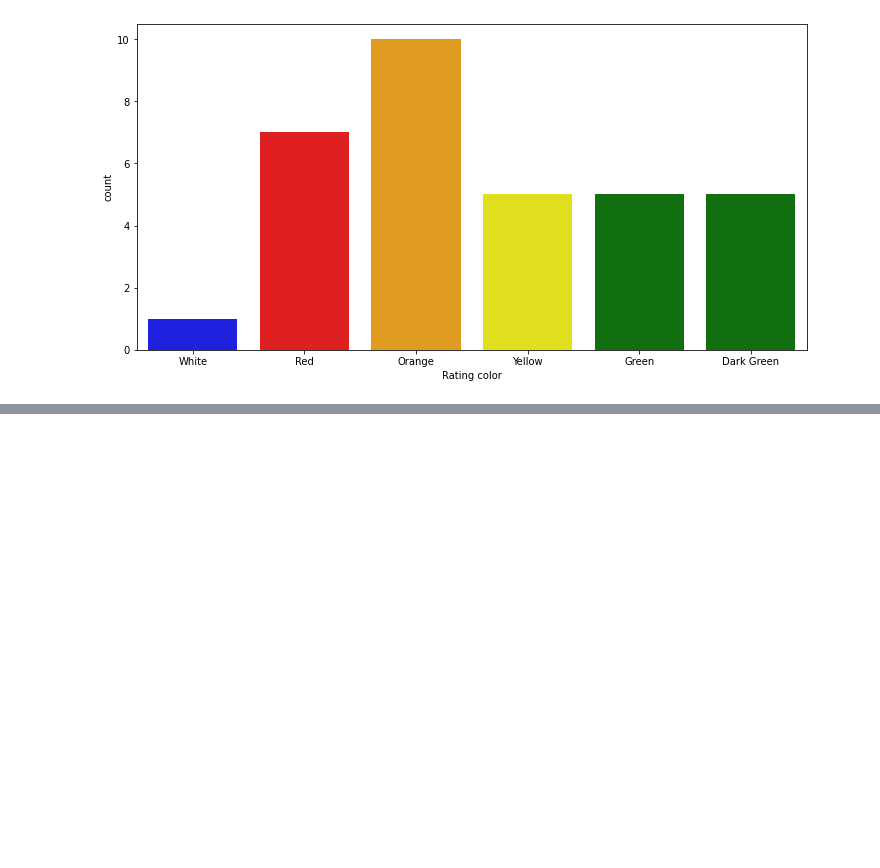
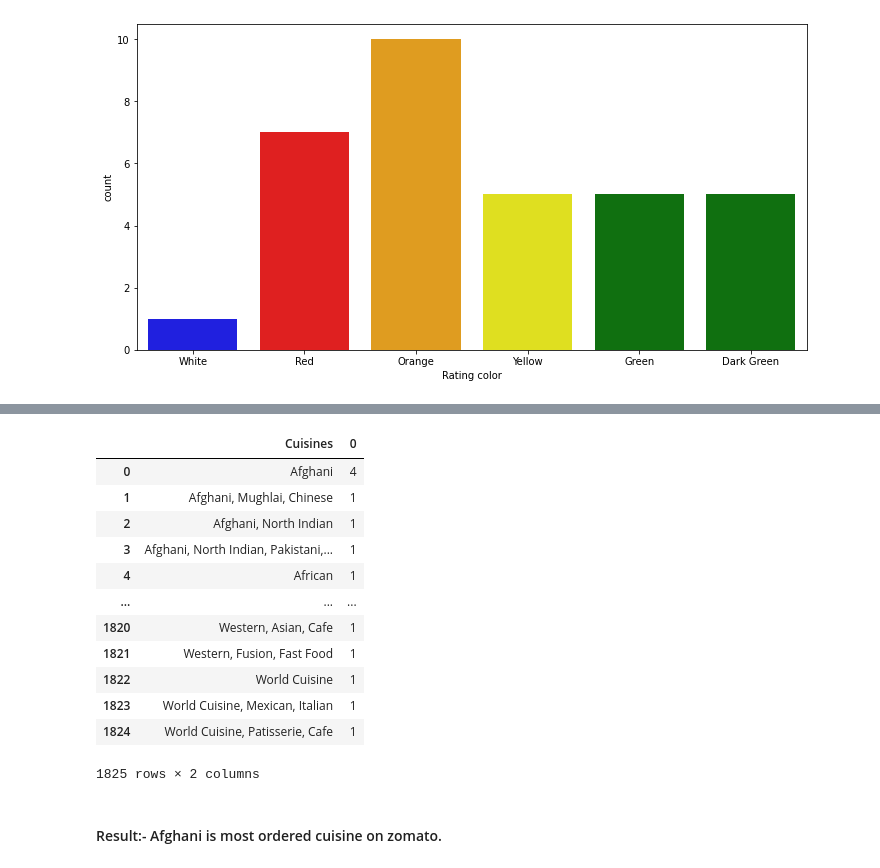
Before and after one commit to ammanverma/git_files, a Jupyter notebook: zomato_EDA.ipynb, the cells around one changed output, grey strips where cells are left out. Cells and saved outputs as stored; diff of their text form; code cells hidden in the pictures; blank space fills up the shorter version.

```diff
--- a/zomato_EDA.ipynb
+++ b/zomato_EDA.ipynb
@@ -251,0 +350,20 @@ sns.countplot(x="Rating color",data=ratings,palette=['blue','red','orange','yell
+# %%
+zomato_col=final.rename(columns={0:'Rating count'}) ## renaming the column
+# %%
+zomato_col[['Cuisines']].groupby(['Cuisines']).size().reset_index()
+# %% [output]
+|  | Cuisines | 0 |
+| 0 | Afghani | 4 |
+| 1 | Afghani, Mughlai, Chinese | 1 |
+| 2 | Afghani, North Indian | 1 |
+| 3 | Afghani, North Indian, Pakistani,... | 1 |
+| 4 | African | 1 |
+| ... | ... | ... |
+| 1820 | Western, Asian, Cafe | 1 |
+| 1821 | Western, Fusion, Fast Food | 1 |
+| 1822 | World Cuisine | 1 |
+| 1823 | World Cuisine, Mexican, Italian | 1 |
+| 1824 | World Cuisine, Patisserie, Cafe | 1 |
+1825 rows × 2 columns
+# %% [markdown]
+#### Result:- Afghani is most ordered cuisine on zomato.
```
Also changed, not shown: parts of 21 cells of this notebook.
